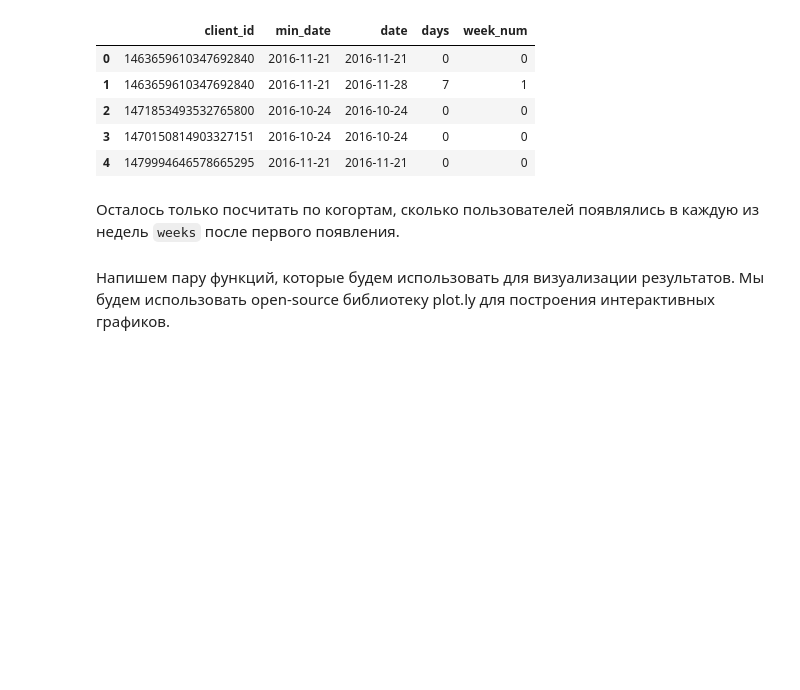
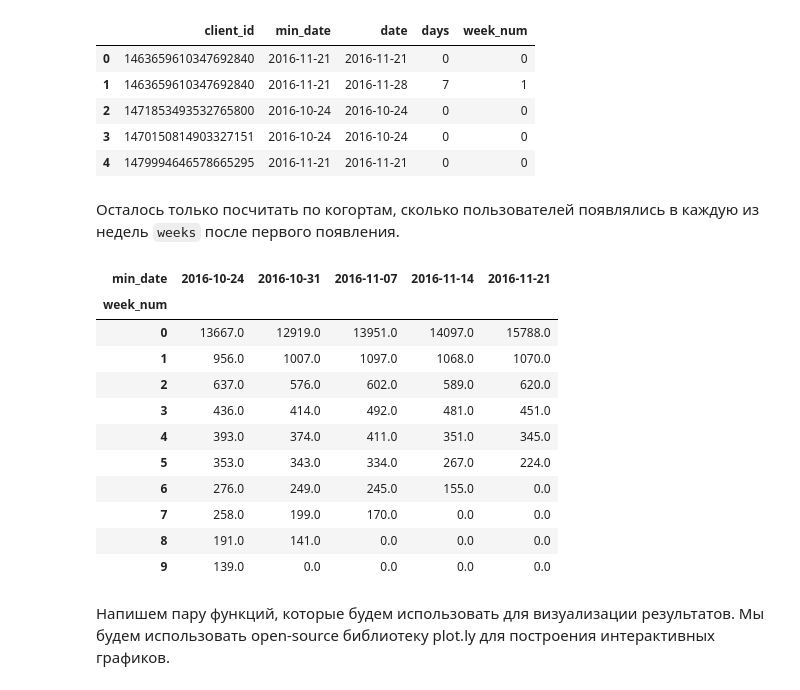
Before and after one commit to miptgirl/misc_code, a Jupyter notebook: webinar_case.ipynb, the cells around one changed output. Cells and saved outputs as stored; diff of their text form; code cells hidden in the pictures; blank space fills up the shorter version.

```diff
--- a/webinar_case.ipynb
+++ b/webinar_case.ipynb
@@ -276,6 +276,21 @@ raw_ret_df = get_clickhouse_df(q)
 # %%
 ret_df = raw_ret_df.pivot_table(index = 'min_date', values = 'clients', columns = 'week_num').fillna(0).T
 ret_df_norm = ret_df.apply(lambda x: 100*x/ret_df.loc[0], axis = 1).applymap(lambda x: x if x!=0 else None)
+# %%
+ret_df
+# %% [output]
+| min_date | 2016-10-24 | 2016-10-31 | 2016-11-07 | 2016-11-14 | 2016-11-21 |
+| week_num |  |  |  |  |  |
+| 0 | 13667.0 | 12919.0 | 13951.0 | 14097.0 | 15788.0 |
+| 1 | 956.0 | 1007.0 | 1097.0 | 1068.0 | 1070.0 |
+| 2 | 637.0 | 576.0 | 602.0 | 589.0 | 620.0 |
+| 3 | 436.0 | 414.0 | 492.0 | 481.0 | 451.0 |
+| 4 | 393.0 | 374.0 | 411.0 | 351.0 | 345.0 |
+| 5 | 353.0 | 343.0 | 334.0 | 267.0 | 224.0 |
+| 6 | 276.0 | 249.0 | 245.0 | 155.0 | 0.0 |
+| 7 | 258.0 | 199.0 | 170.0 | 0.0 | 0.0 |
+| 8 | 191.0 | 141.0 | 0.0 | 0.0 | 0.0 |
+| 9 | 139.0 | 0.0 | 0.0 | 0.0 | 0.0 |
 # %% [markdown]
 Напишем пару функций, которые будем использовать для визуализации результатов. Мы будем использовать open-source библиотеку plot.ly для построения интерактивных графиков.
 # %%
```
Also changed, not shown: parts of 16 cells of this notebook.
